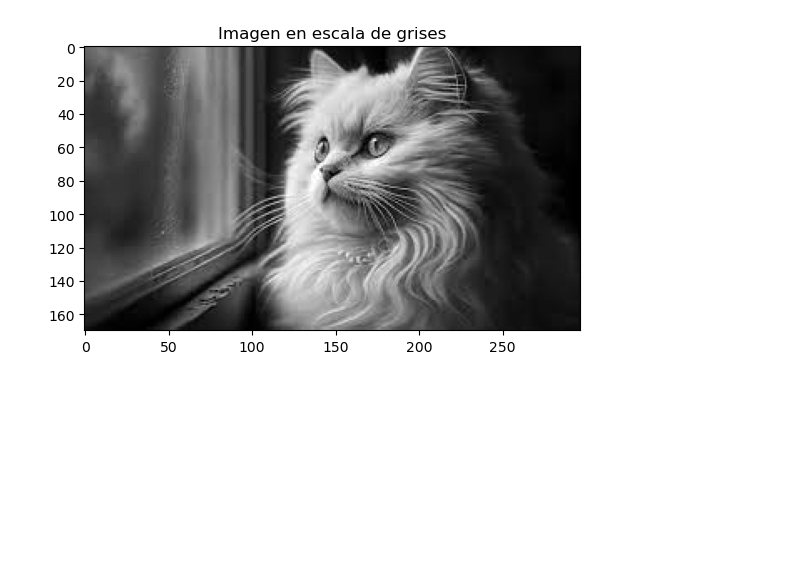
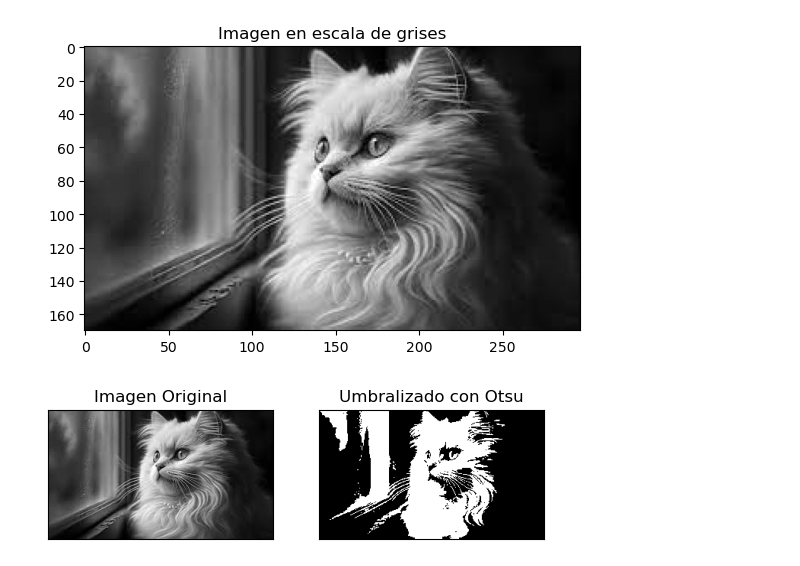
Before and after one commit to GuerreroT/clase1, a Jupyter notebook: actividadDeLaboratorio.ipynb, the cells around one changed output. Drawn from its saved outputs; the diff is of its cells as text; code cells hidden in the pictures; blank space fills up the shorter version.

```diff
--- a/actividadDeLaboratorio.ipynb
+++ b/actividadDeLaboratorio.ipynb
@@ -38,3 +38,20 @@ mostraImagen(ruta_imagen)
 # %% [output]
 [figure]
 [figure]
+# %%
+import cv2
+import numpy as np
+import matplotlib.pyplot as plt
+
+img = cv2.imread('gatin.jfif', 0)
+_, thresh = cv2.threshold(img, 0, 255, cv2.THRESH_BINARY + cv2.THRESH_OTSU)
+
+plt.subplot(1, 2, 1), plt.imshow(img, cmap='gray')
+plt.title('Imagen Original'), plt.xticks([]), plt.yticks([])
+
+plt.subplot(1, 2, 2), plt.imshow(thresh, cmap='gray')
+plt.title('Umbralizado con Otsu'), plt.xticks([]), plt.yticks([])
+
+plt.show()
+# %% [output]
+[figure, added]
```
Also changed, not shown: parts of 1 cell of this notebook, 1 other file.
